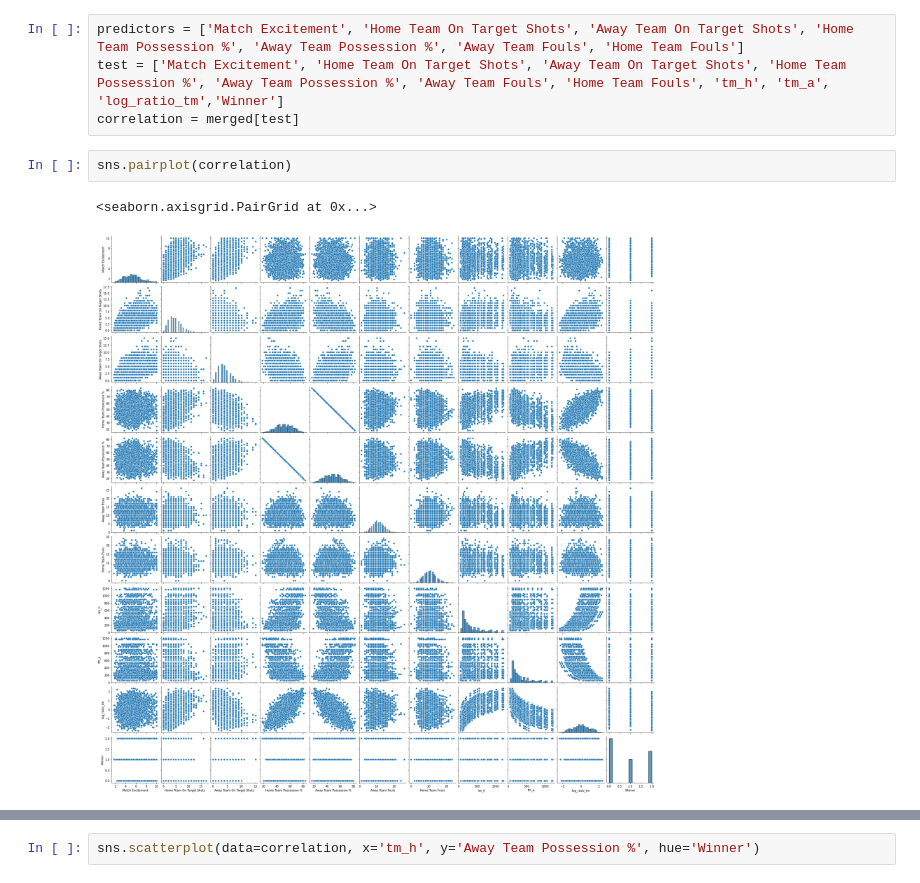
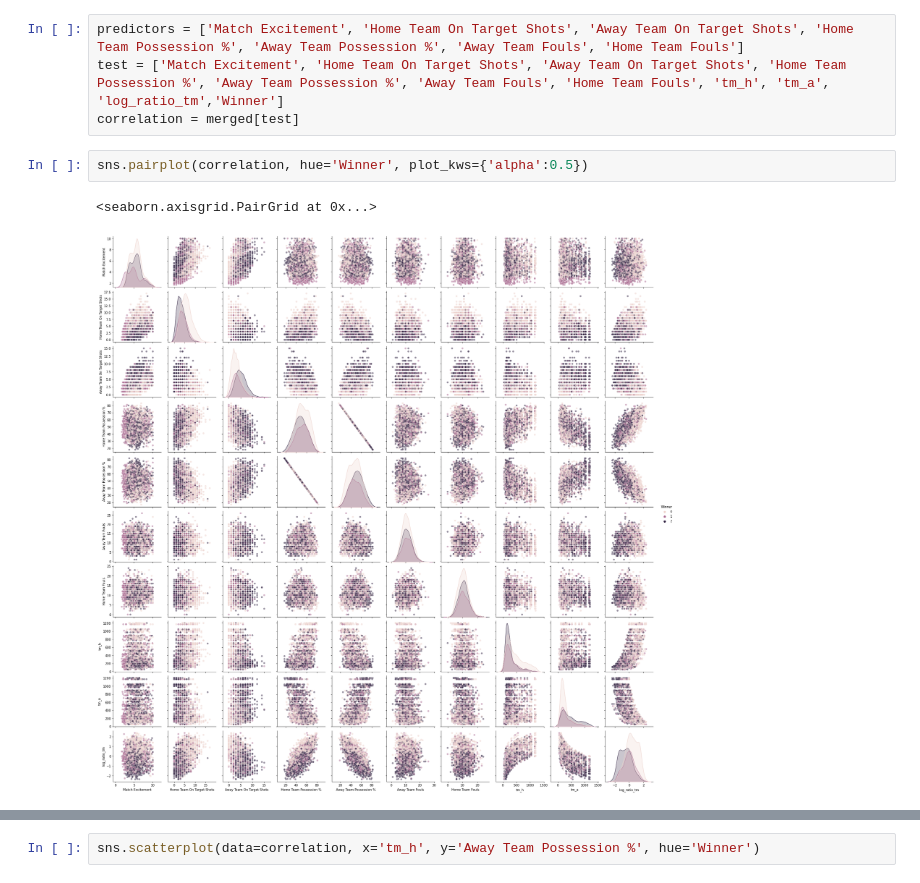
Before and after one commit to EliasLMann/Applied_ML_Proj2, a Jupyter notebook: Project02.ipynb, the cells around one changed output, grey strips where cells are left out. Cells and saved outputs as stored; diff of their text form.

Commit message:
added plots

```diff
--- a/Project02.ipynb
+++ b/Project02.ipynb
@@ -427,7 +427,7 @@ predictors = ['Match Excitement', 'Home Team On Target Shots', 'Away Team On Tar
 test = ['Match Excitement', 'Home Team On Target Shots', 'Away Team On Target Shots', 'Home Team Possession %', 'Away Team Possession %', 'Away Team Fouls', 'Home Team Fouls', 'tm_h', 'tm_a', 'log_ratio_tm','Winner']
 correlation = merged[test]
 # %%
-sns.pairplot(correlation)
+sns.pairplot(correlation, hue='Winner', plot_kws={'alpha':0.5})
 # %% [output]
 <seaborn.axisgrid.PairGrid at 0x...>
-[figure, old version]
+[figure, new version]
```
Also changed, not shown: parts of 6 cells of this notebook.
